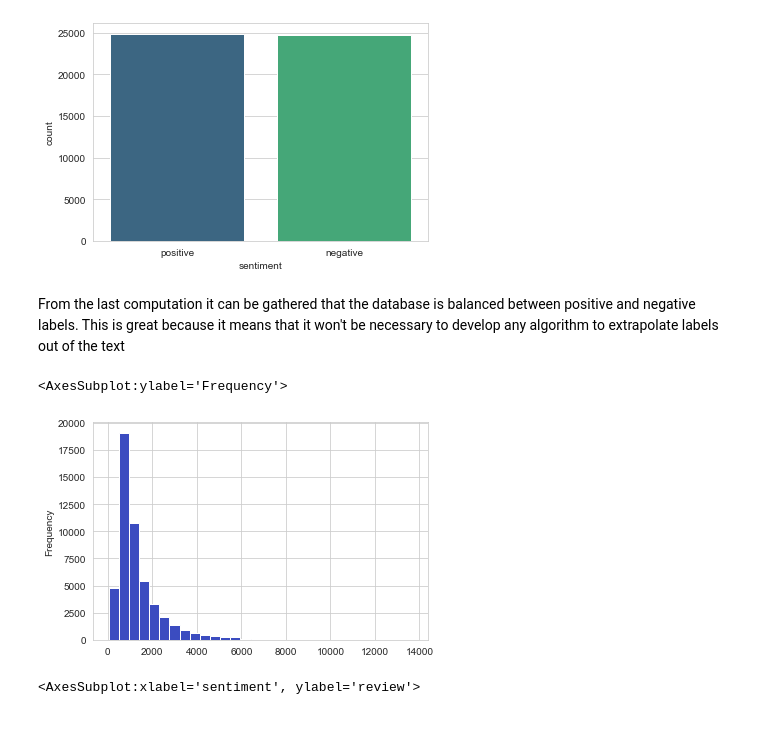
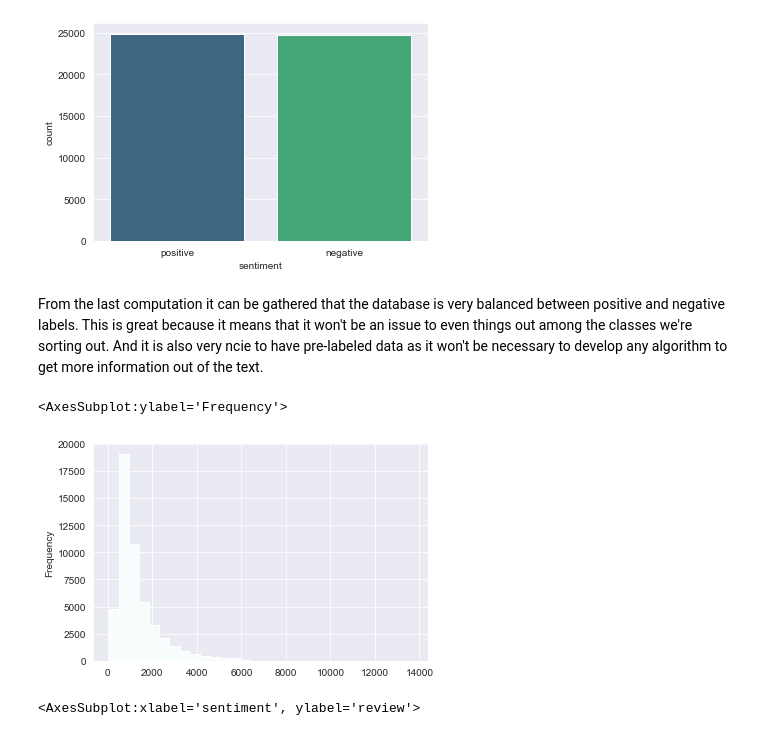
Before and after one commit to javierjevf/imdbNLP, a Jupyter notebook: languaje_analysis.ipynb, the cells around one changed output. Saved outputs shown, nothing was run; the diff lists cells and outputs as text; code cells hidden in the pictures.

```diff
--- a/languaje_analysis.ipynb
+++ b/languaje_analysis.ipynb
@@ -40,7 +40,7 @@ from collections import Counter
 
 
 %matplotlib inline
-sns.set_style("whitegrid")
+sns.set_style("darkgrid")
 
 # Loading the original database
 # movies = pd.read_csv("IMDB Dataset.csv").drop_duplicates()
@@ -82,13 +82,13 @@ negative    24698
 Name: sentiment, dtype: int64
 [figure]
 # %% [markdown]
-From the last computation it can be gathered that the database is balanced between positive and negative labels. This is great because it means that it won't be necessary to develop any algorithm to extrapolate labels out of the text
+From the last computation it can be gathered that the database is very balanced between positive and negative labels. This is great because it means that it won't be an issue to even things out among the classes we're sorting out. And it is also very ncie to have pre-labeled data as it won't be necessary to develop any algorithm to get more information out of the text.
 # %%
 movies["length"]  = movies.review.apply(len)
-movies.length.plot(bins=30,kind="hist",colormap="coolwarm")
+movies.length.plot(bins=30,kind="hist",colormap="BuGn")
 # %% [output]
 <AxesSubplot:ylabel='Frequency'>
-[figure, old version]
+[figure, new version]
 # %%
 sns.boxplot(data=movies,x="sentiment",y=movies.review.apply(len),palette="viridis")
 # %% [output]
```
Also changed, not shown: parts of 21 cells of this notebook.
